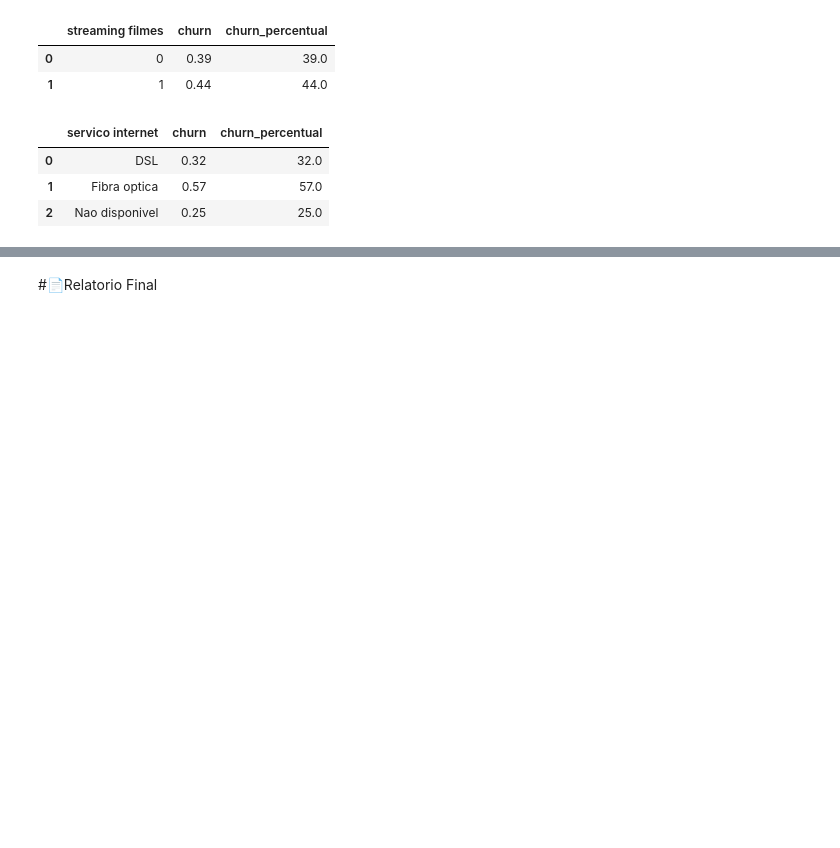
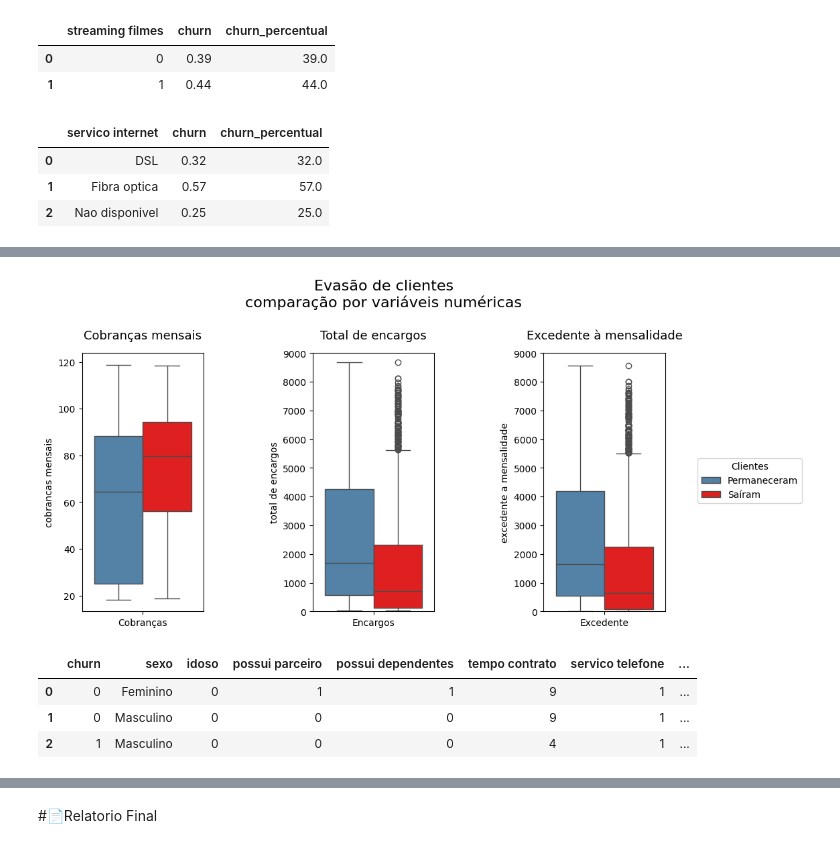
Before and after one commit to DaDosValle/telecomX_Churn, a Jupyter notebook: ETL_EDA_TELECOMX_27_12_2025.ipynb, the cells around one changed output, grey strips where cells are left out. Cells and saved outputs as stored; diff of their text form; code cells hidden in the pictures; blank space fills up the shorter version.

```diff
--- a/ETL_EDA_TELECOMX_27_12_2025.ipynb
+++ b/ETL_EDA_TELECOMX_27_12_2025.ipynb
@@ -774,0 +718,73 @@ plt.show()
+# %%
+fig, ax = plt.subplots(1, 3, figsize=(12, 5))  # aumenta a largura da figura
+
+fig.subplots_adjust(hspace=1.2, wspace=0.9, right=0.85)  # deixa espaço para a legenda no lado direito
+
+palette = {'Permaneceram': 'steelblue', 'Saíram': 'red'}
+
+# Boxplot 1
+sns.boxplot(
+    x=['Cobranças']*len(dados_churn_analise),
+    y='cobrancas mensais',
+    hue='churn_label',
+    data=dados_churn_analise,
+    ax=ax[0],
+    palette=palette
+)
+ax[0].set_title('Cobranças mensais', fontsize=13, pad=15)
+ax[0].set_xlabel('')
+ax[0].legend_.remove()
+
+# Boxplot 2
+sns.boxplot(
+    x=['Encargos']*len(dados_churn_analise),
+    y='total de encargos',
+    hue='churn_label',
+    data=dados_churn_analise,
+    ax=ax[1],
+    palette=palette
+)
+ax[1].set_title('Total de encargos', fontsize=13, pad=15)
+ax[1].set_xlabel('')
+ax[1].set_ylim(0, 9000)
+ax[1].legend_.remove()
+
+# Boxplot 3
+sns.boxplot(
+    x=['Excedente']*len(dados_churn_analise),
+    y='excedente a mensalidade',
+    hue='churn_label',
+    data=dados_churn_analise,
+    ax=ax[2],
+    palette=palette
+)
+ax[2].set_title('Excedente à mensalidade', fontsize=13, pad=15)
+ax[2].set_xlabel('')
+ax[2].set_ylim(0, 9000)
+ax[2].legend_.remove()
+
+# Legenda lateral direita, posicionada um pouco abaixo do topo
+handles, labels = ax[0].get_legend_handles_labels()
+fig.legend(
+    handles, labels, title='Clientes', fontsize=10,
+    loc='center right',
+    bbox_to_anchor=(1.02, 0.5),  # à direita, centro vertical
+    borderaxespad=0
+)
+
+fig.suptitle(
+    'Evasão de clientes\ncomparação por variáveis numéricas',
+    fontsize=16,
+    y=1.1
+)
+
+plt.show()
+# %% [output]
+[figure, added]
+# %%
+dados_churn_analise.head(3)
+# %% [output]
+|  | churn | sexo | idoso | possui parceiro | possui dependentes | tempo contrato | servico telefone | ... |
+| 0 | 0 | Feminino | 0 | 1 | 1 | 9 | 1 | ... |
+| 1 | 0 | Masculino | 0 | 0 | 0 | 9 | 1 | ... |
+| 2 | 1 | Masculino | 0 | 0 | 0 | 4 | 1 | ... |
```
Also changed, not shown: parts of 19 cells of this notebook.
